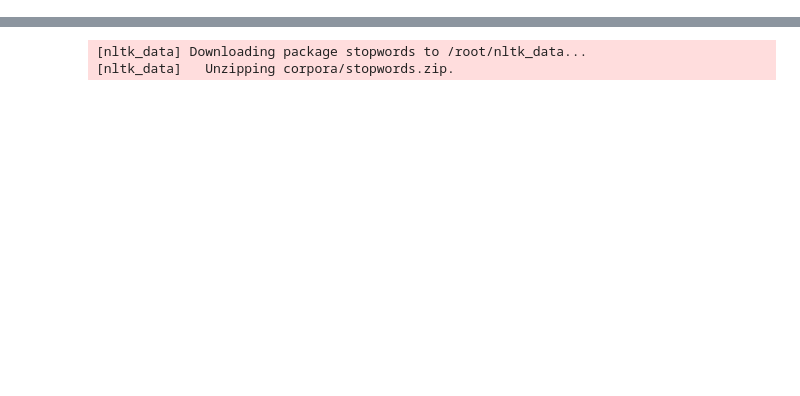
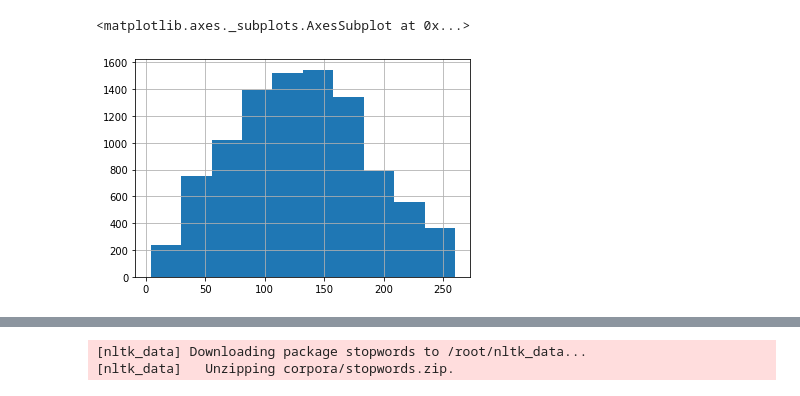
Before and after one commit to phmorris610/cs39aa_project, a Jupyter notebook: project_part2.ipynb, the cells around one changed output, grey strips where cells are left out. Saved outputs shown, nothing was run; the diff lists cells and outputs as text; code cells hidden in the pictures; blank space fills up the shorter version.

```diff
--- a/project_part2.ipynb
+++ b/project_part2.ipynb
@@ -110,0 +86,5 @@ Above I narrowed the data down to Reveiw Type which is either Rotton (50.5%) or
+# %%
+X['review_content'].str.len().hist()
+# %% [output]
+<matplotlib.axes._subplots.AxesSubplot at 0x...>
+[figure, added]
```
Also changed, not shown: parts of 52 cells of this notebook.
